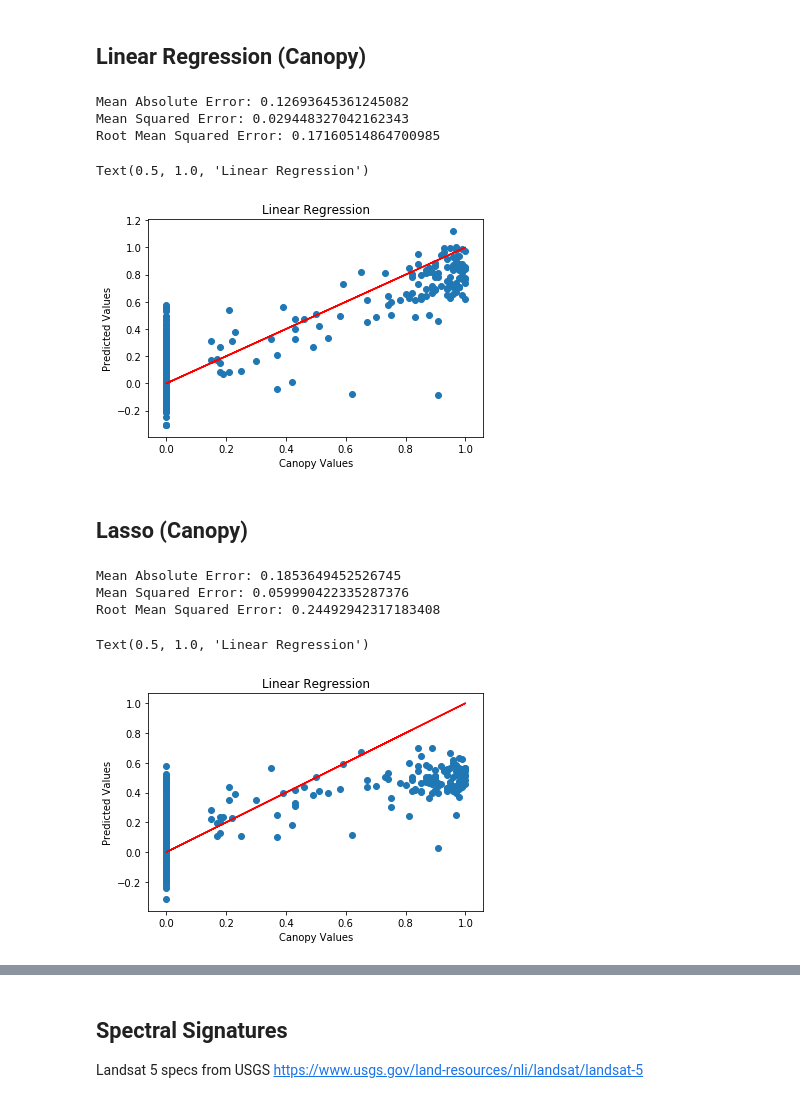
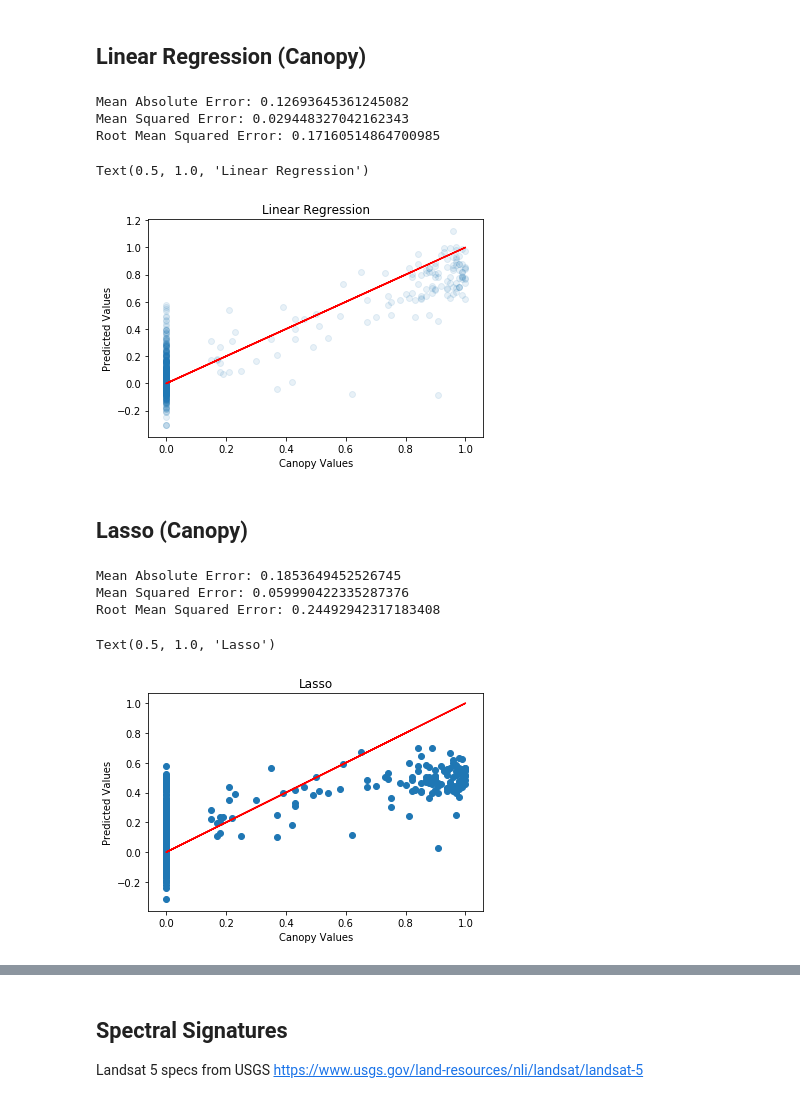
Before and after one commit to patrickcgray/landcover_rcnn, a Jupyter notebook: Sofia_Scikit2.ipynb, the cells around one changed output, grey strips where cells are left out. Cells and saved outputs as stored; diff of their text form; code cells hidden in the pictures.

Commit message:
Updated Canopy Regression

```diff
--- a/Sofia_Scikit2.ipynb
+++ b/Sofia_Scikit2.ipynb
@@ -70,12 +70,9 @@ max_count_per_class = 200
 # %% [markdown]
 ### Training Data
 # %%
-clean_pixels_count_train = 1500000
+sk_data, sk_labels, class_count_dict = rnn_pixels.balanced_pix_data(landsat_datasets, lc_labels, canopy_labels, tile_size, tile_list,
+                           clean_pixels_count, class_count, max_count_per_class, class_dict, buffer_pix=1)
 
-
-sk_data_train, sk_labels_train, class_count_dict_train = rnn_pixels.balanced_pix_data(landsat_datasets, lc_labels, canopy_labels, tile_size, tile_list,
-                           clean_pixels_count_train, class_count, max_count_per_class, class_dict, buffer_pix=1)
-
-sk_data_train.shape, sk_labels_train.shape, class_count_dict_train
+sk_data.shape, sk_labels.shape, class_count_dict
 # %% [output]
 Beginning balanced data creation.
@@ -213,25 +241,25 @@ Classification Report
 # %%
 LR = LinearRegression()
 LR.fit(tiles_train,canopy_train)
 predLR = LR.predict(tiles_test)
 
 print('Mean Absolute Error:',metrics.mean_absolute_error(canopy_test, predLR))
 print('Mean Squared Error:',metrics.mean_squared_error(canopy_test, predLR))
 print('Root Mean Squared Error:', np.sqrt(metrics.mean_squared_error(canopy_test,predLR)))
 
 %matplotlib inline
 plt.figure(1);
-plt.scatter(canopy_test, predLR)
+plt.scatter(canopy_test, predLR, alpha = .1)
 plt.plot(canopy_test, canopy_test,color = 'r')
 plt.xlabel('Canopy Values')
 plt.ylabel('Predicted Values')
 plt.title('Linear Regression')
 # %% [output]
 Mean Absolute Error: 0.12693645361245082
 Mean Squared Error: 0.029448327042162343
 Root Mean Squared Error: 0.17160514864700985
 Text(0.5, 1.0, 'Linear Regression')
-[figure, old version]
+[figure, new version]
 # %% [markdown]
 ## Lasso (Canopy)
 # %%
@@ -255,5 +283,5 @@ plt.title('Lasso')
 Mean Absolute Error: 0.1853649452526745
 Mean Squared Error: 0.059990422335287376
 Root Mean Squared Error: 0.24492942317183408
-Text(0.5, 1.0, 'Linear Regression')
+Text(0.5, 1.0, 'Lasso')
-[figure, old version]
+[figure, new version]
```
Also changed, not shown: parts of 7 cells of this notebook.
